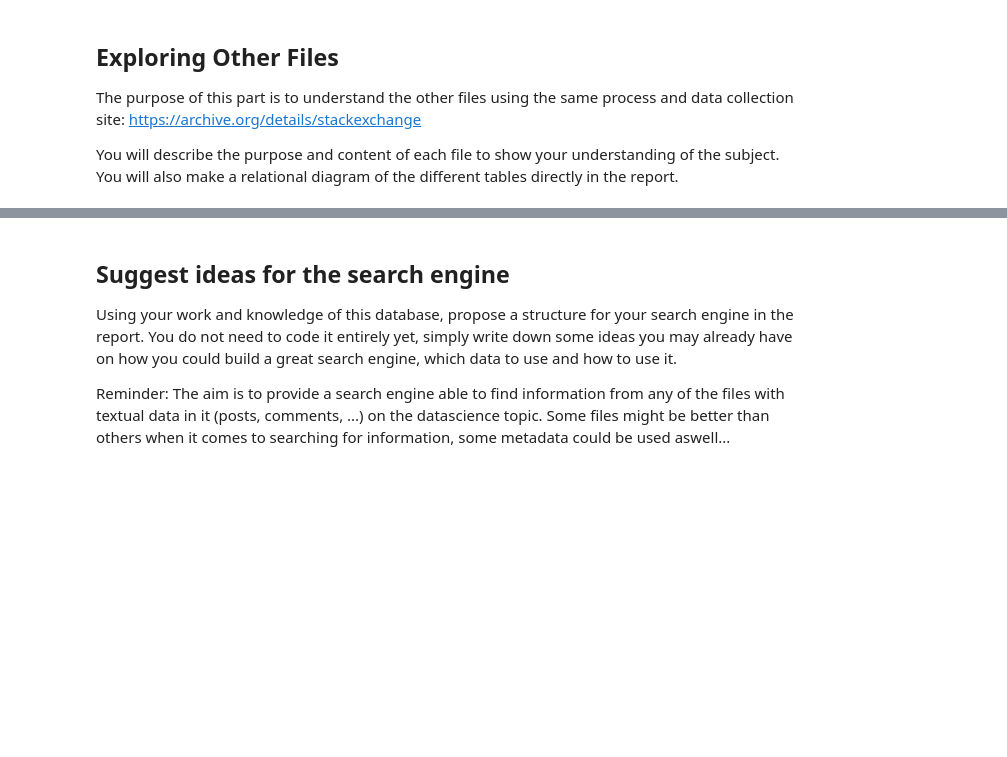
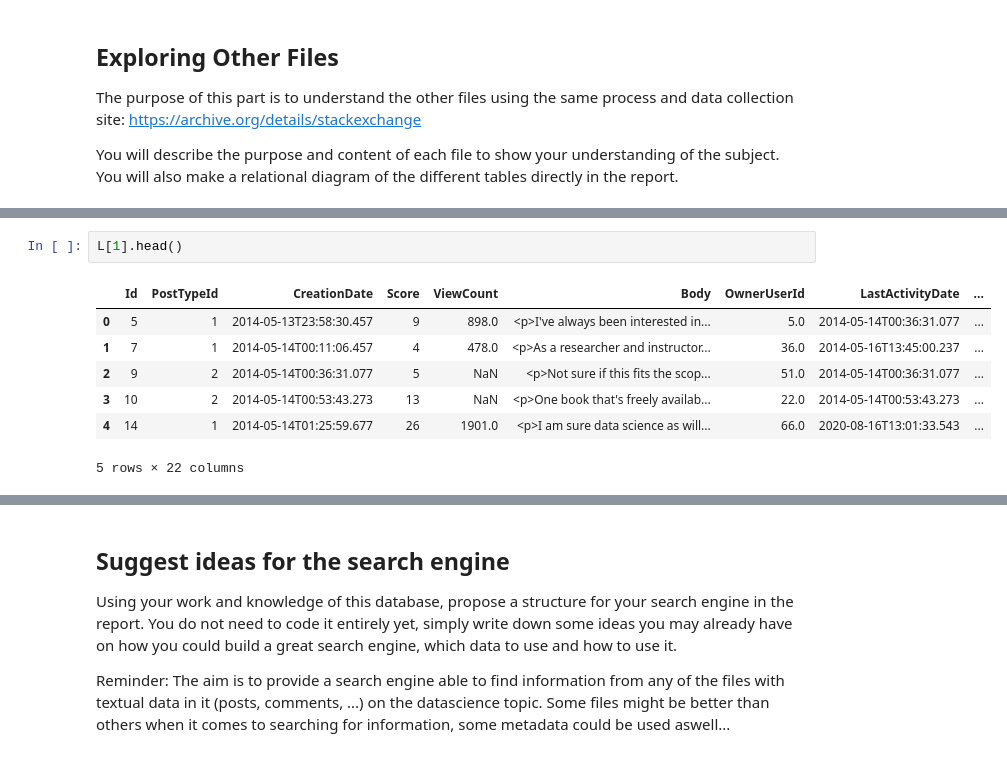
Before and after one commit to FlorianDeBoni/EI_ST4, a Jupyter notebook: Notebook_jour_1.ipynb, the cells around one changed output, grey strips where cells are left out. Cells and saved outputs as stored; diff of their text form; blank space fills up the shorter version.

```diff
--- a/Notebook_jour_1.ipynb
+++ b/Notebook_jour_1.ipynb
@@ -232,0 +405,10 @@ You will describe the purpose and content of each file to show your understandin
+# %%
+L[1].head()
+# %% [output]
+|  | Id | PostTypeId | CreationDate | Score | ViewCount | Body | OwnerUserId | LastActivityDate | ... |
+| 0 | 5 | 1 | 2014-05-13T23:58:30.457 | 9 | 898.0 | <p>I've always been interested in... | 5.0 | 2014-05-14T00:36:31.077 | ... |
+| 1 | 7 | 1 | 2014-05-14T00:11:06.457 | 4 | 478.0 | <p>As a researcher and instructor... | 36.0 | 2014-05-16T13:45:00.237 | ... |
+| 2 | 9 | 2 | 2014-05-14T00:36:31.077 | 5 | NaN | <p>Not sure if this fits the scop... | 51.0 | 2014-05-14T00:36:31.077 | ... |
+| 3 | 10 | 2 | 2014-05-14T00:53:43.273 | 13 | NaN | <p>One book that's freely availab... | 22.0 | 2014-05-14T00:53:43.273 | ... |
+| 4 | 14 | 1 | 2014-05-14T01:25:59.677 | 26 | 1901.0 | <p>I am sure data science as will... | 66.0 | 2020-08-16T13:01:33.543 | ... |
+5 rows × 22 columns
```
Also changed, not shown: parts of 34 cells of this notebook.
